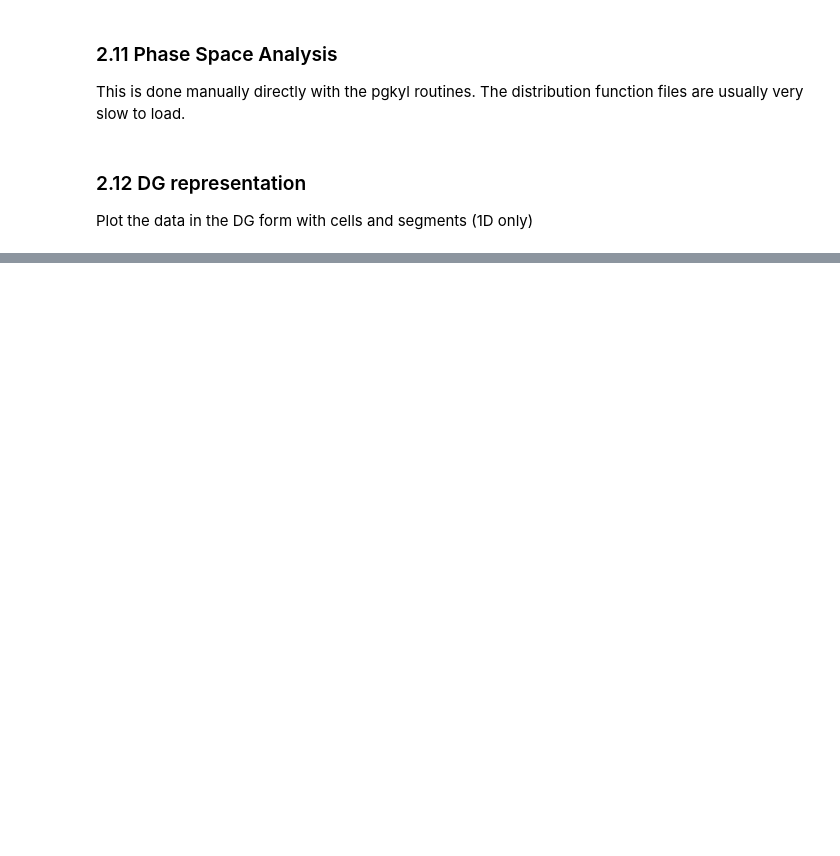
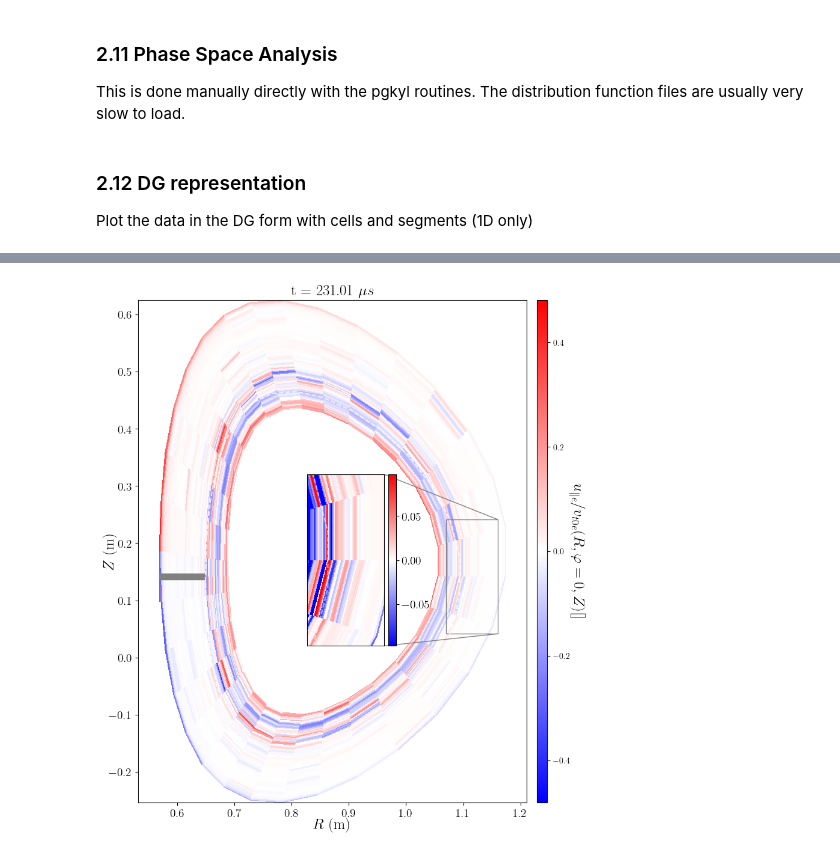
Before and after one commit to Antoinehoff/personal_gkyl_scripts, a Jupyter notebook: example.ipynb, the cells around one changed output, grey strips where cells are left out. Cells and saved outputs as stored; diff of their text form; code cells hidden in the pictures; blank space fills up the shorter version.

```diff
--- a/example.ipynb
+++ b/example.ipynb
@@ -310,0 +384,4 @@ pygkyl.plot_utils.plot_poloidal_projection(simulation,fieldName='gradBxB_xi',tim
+# %%
+polproj.plot('upare',timeFrame=sim_frames[-1])
+# %% [output]
+[figure, added]
```
Also changed, not shown: parts of 23 cells of this notebook, 6 other files.
